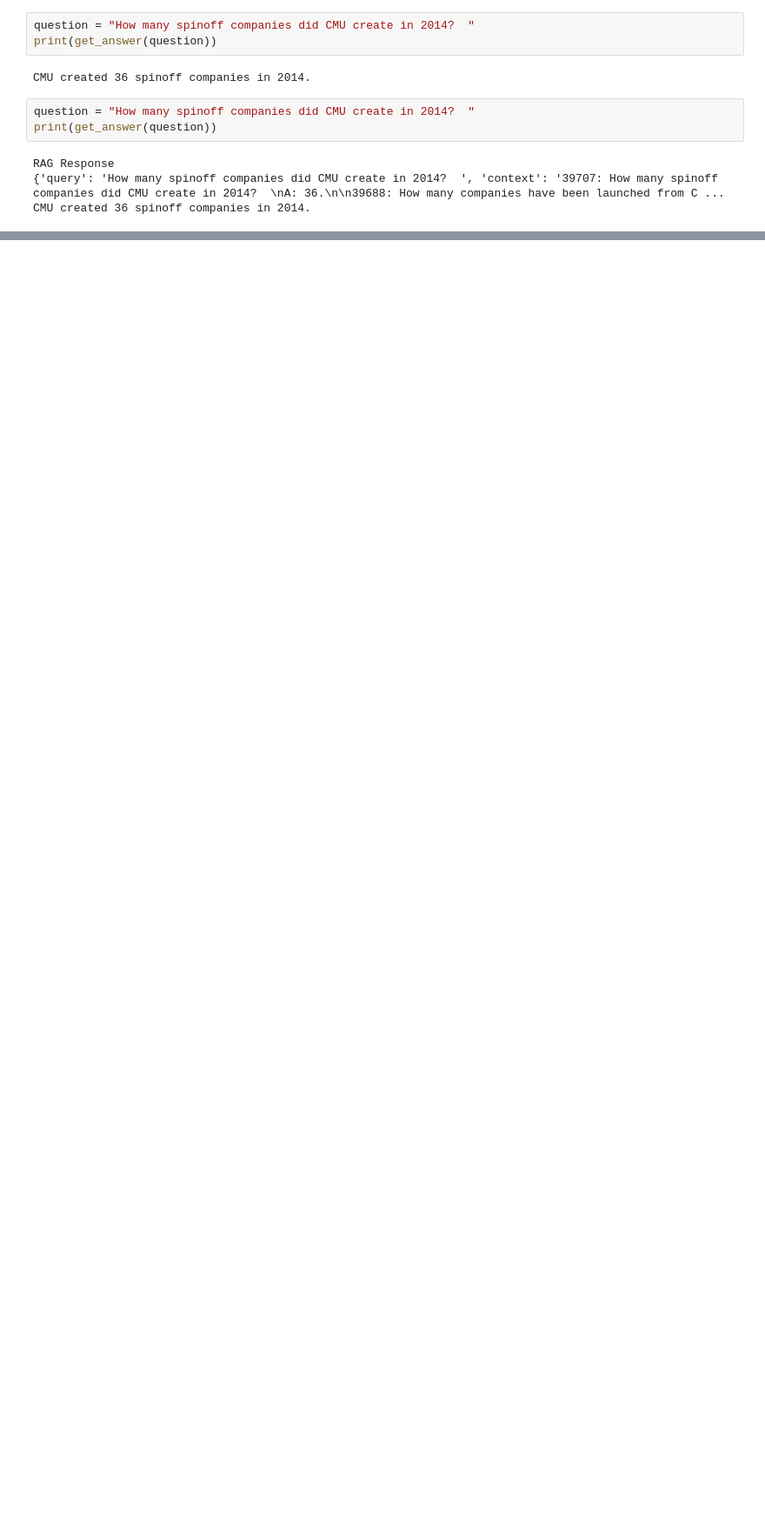
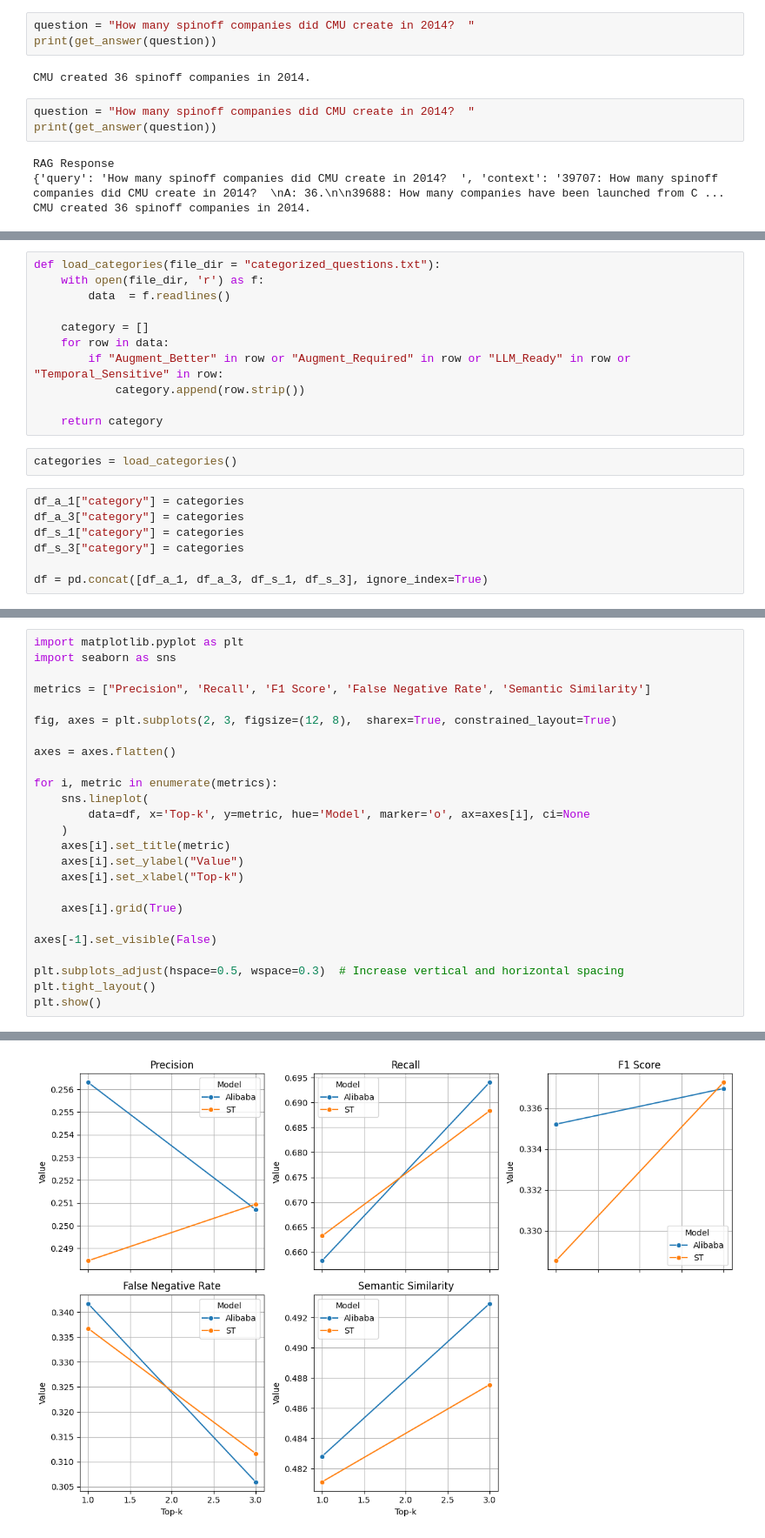
Before and after one commit to helalaou/anlp-spring2025-hw2, a Jupyter notebook: RAG_system/inference.ipynb, the cells around one changed output, grey strips where cells are left out. Shown: that part at 87% size. Cells and saved outputs as stored; diff of their text form; blank space fills up the shorter version.

Commit message:
updated inference + added model

```diff
--- a/RAG_system/inference.ipynb
+++ b/RAG_system/inference.ipynb
@@ -54,0 +300,20 @@ CMU created 36 spinoff companies in 2014.
+# %%
+def load_categories(file_dir = "categorized_questions.txt"):
+    with open(file_dir, 'r') as f:
+        data  = f.readlines()
+
+    category = []
+    for row in data:
+        if "Augment_Better" in row or "Augment_Required" in row or "LLM_Ready" in row or "Temporal_Sensitive" in row:
+            category.append(row.strip())
+
+    return category
+# %%
+categories = load_categories()
+# %%
+df_a_1["category"] = categories
+df_a_3["category"] = categories
+df_s_1["category"] = categories
+df_s_3["category"] = categories
+
+df = pd.concat([df_a_1, df_a_3, df_s_1, df_s_3], ignore_index=True)
@@ -54,0 +338,26 @@ CMU created 36 spinoff companies in 2014.
+# %%
+import matplotlib.pyplot as plt
+import seaborn as sns
+
+metrics = ["Precision", 'Recall', 'F1 Score', 'False Negative Rate', 'Semantic Similarity']
+
+fig, axes = plt.subplots(2, 3, figsize=(12, 8),  sharex=True, constrained_layout=True)
+
+axes = axes.flatten()
+
+for i, metric in enumerate(metrics):
+    sns.lineplot(
+        data=df, x='Top-k', y=metric, hue='Model', marker='o', ax=axes[i], ci=None
+    )
+    axes[i].set_title(metric)
+    axes[i].set_ylabel("Value")
+    axes[i].set_xlabel("Top-k")
+
+    axes[i].grid(True)
+
+axes[-1].set_visible(False)
+
+plt.subplots_adjust(hspace=0.5, wspace=0.3)  # Increase vertical and horizontal spacing
+plt.tight_layout()
+plt.show()
+# %% [output]
@@ -54,0 +383 @@ CMU created 36 spinoff companies in 2014.
+[figure, added]
```
Also changed, not shown: parts of 33 cells of this notebook, 4 other files.
